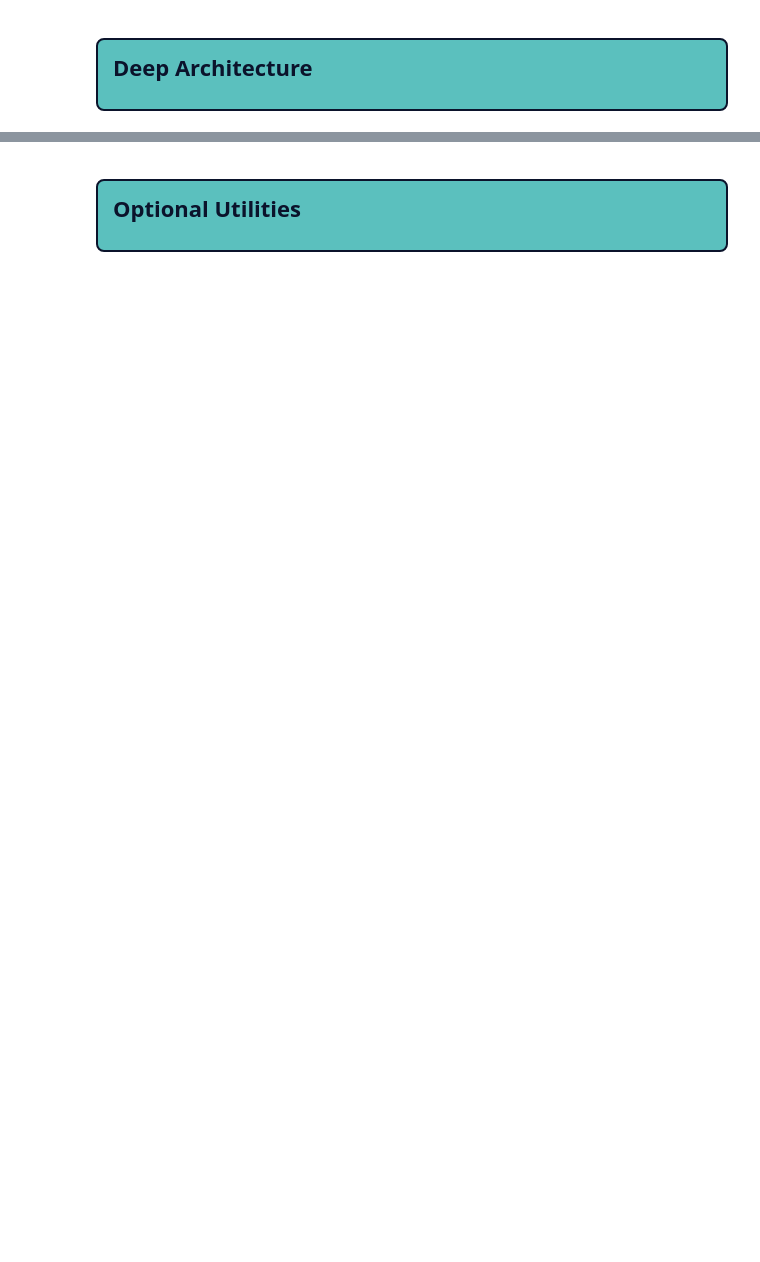
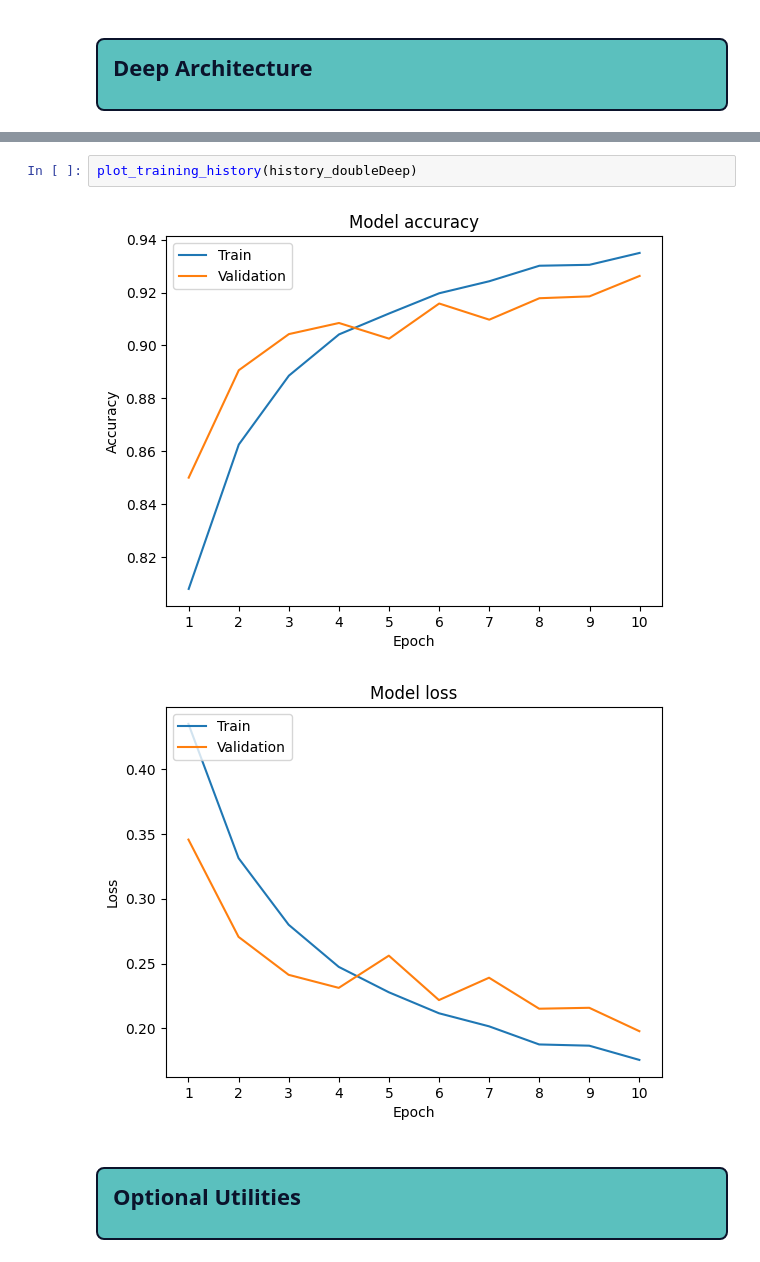
Before and after one commit to enraarne/CUBoulder-CNN-Cancer-Detection-Kaggle-Mini-Project, a Jupyter notebook: CNN_Cancer_Detection.ipynb, the cells around one changed output, grey strips where cells are left out. Cells and saved outputs as stored; diff of their text form; blank space fills up the shorter version.

```diff
--- a/CNN_Cancer_Detection.ipynb
+++ b/CNN_Cancer_Detection.ipynb
@@ -509,3 +586,8 @@ plot_training_history(history_doubleConv)
+# %%
+plot_training_history(history_doubleDeep)
+# %% [output]
+[figure, added]
+[figure, added]
 # %% [markdown]
 <div style="background-color:#5BC0BE; padding: 15px; border-radius: 8px; border: 2px solid #0B132B; margin-top: 20px;">
     <h3 style="color: #0B132B; text-align: left; font-size: 22px; margin-top: 0;">Optional Utilities</h3>
```
Also changed, not shown: parts of 30 cells of this notebook, 1 other file.
